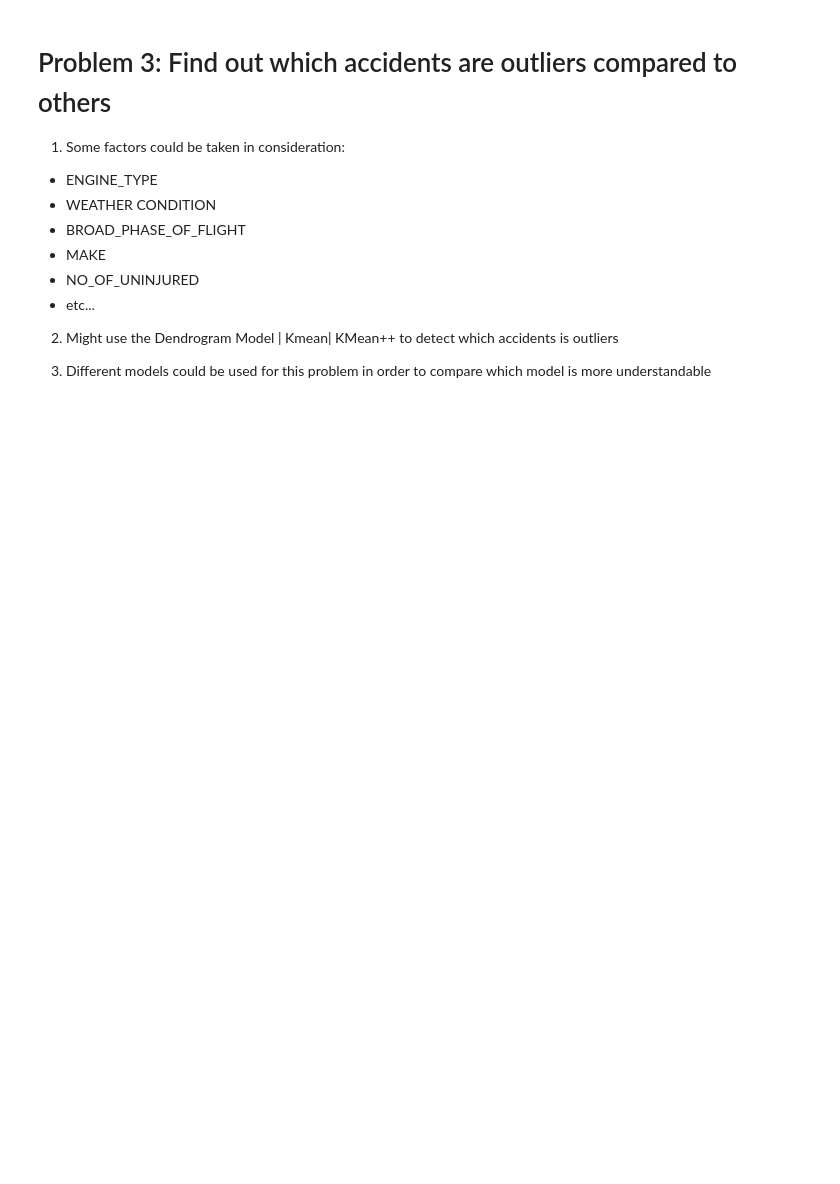
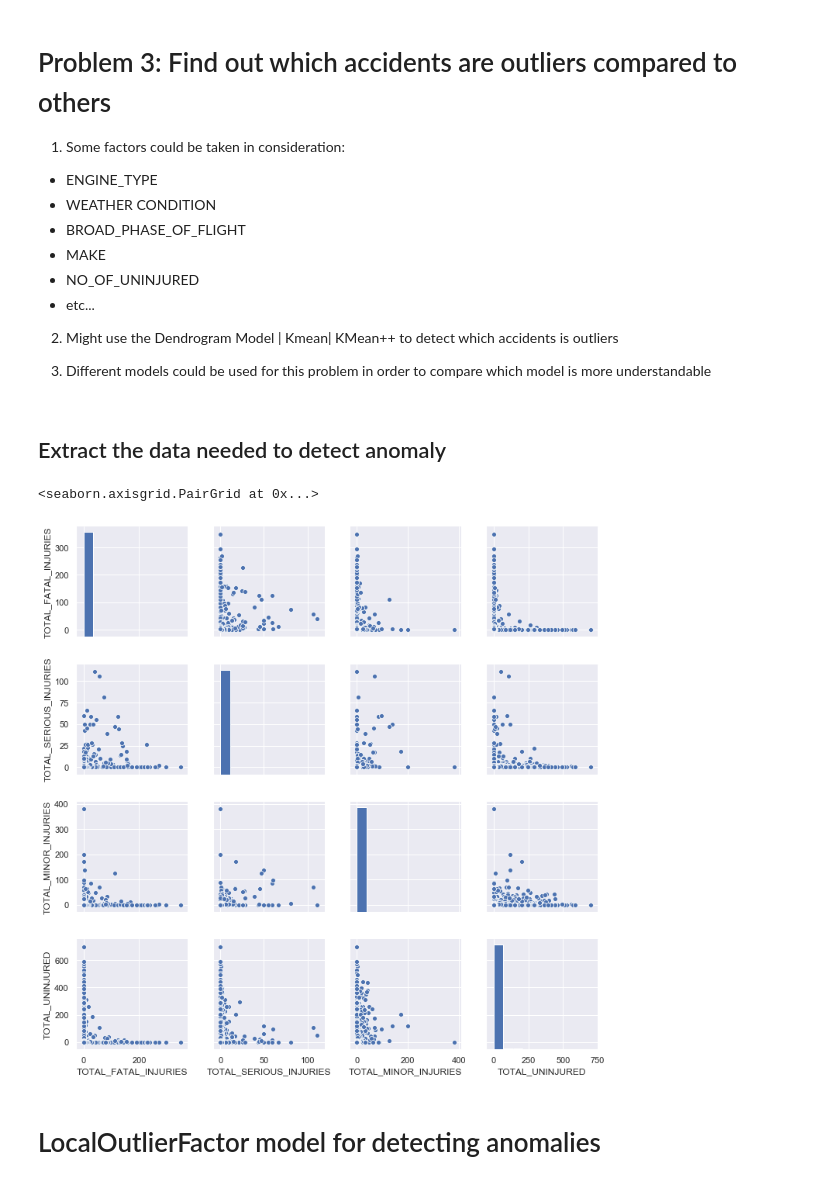
Before and after one commit to saobangmath/CZ1015---Miniproject, a Jupyter notebook: Miniproject.ipynb, the cells around one changed output. Cells and saved outputs as stored; diff of their text form; code cells hidden in the pictures; blank space fills up the shorter version.

Commit message:
problem 3: anomaly detection

```diff
--- a/Miniproject.ipynb
+++ b/Miniproject.ipynb
@@ -483,3 +490,21 @@ m = 1 and n = 1 is optimal value for test dataset with accuracy = 0.749257691578
 2. Might use the Dendrogram Model | Kmean| KMean++ to detect which accidents is outliers
 
 3. Different models could be used for this problem in order to compare which model is more understandable
+# %% [markdown]
+## Extract the data needed to detect anomaly
+# %%
+data.fillna(value = "0", inplace = True)
+data.replace("N/A", 0)
+# Extract variables needed from data set.
+anamolyData = pd.DataFrame(data[["TOTAL_FATAL_INJURIES", "TOTAL_SERIOUS_INJURIES", "TOTAL_MINOR_INJURIES", "TOTAL_UNINJURED"]])
+
+# Converting dtype
+odd = anamolyData.astype('int')
+# %%
+# Plot the Raw Data on 2D grids
+sb.pairplot(odd)
+# %% [output]
+<seaborn.axisgrid.PairGrid at 0x...>
+[figure, added]
+# %% [markdown]
+# LocalOutlierFactor model for detecting anomalies
```
Also changed, not shown: parts of 22 cells of this notebook.
